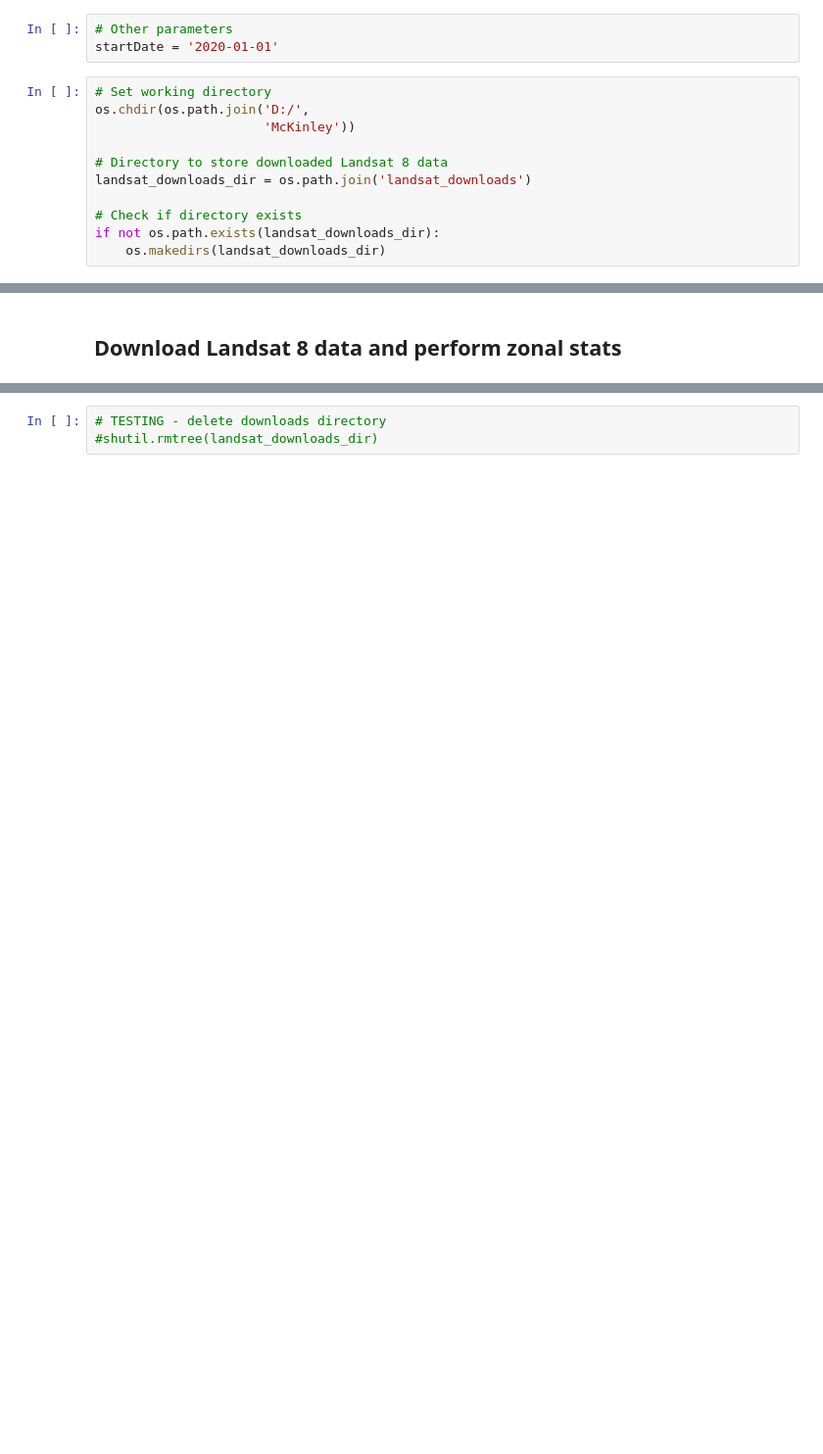
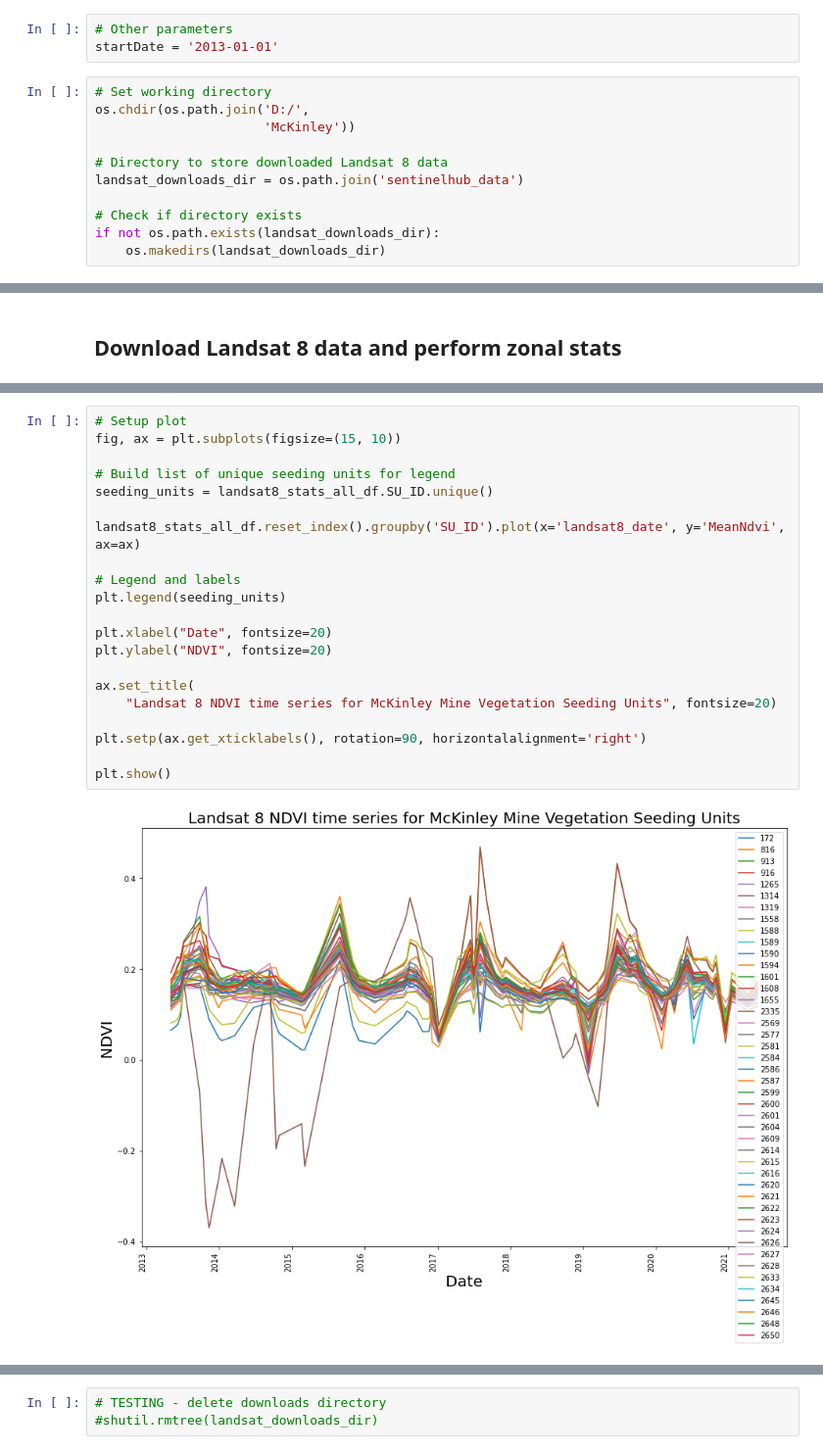
Before and after one commit to haselwimmer/vegetation-restoration-monitoring, a Jupyter notebook: final_notebooks/2b-landsat-time-series.ipynb, the cells around one changed output, grey strips where cells are left out. Shown: that part at 98% size. Cells and saved outputs as stored; diff of their text form; blank space fills up the shorter version.

```diff
--- a/final_notebooks/2b-landsat-time-series.ipynb
+++ b/final_notebooks/2b-landsat-time-series.ipynb
@@ -35,14 +36,14 @@ config.sh_client_secret = config_ini['Config']['sh_client_secret']
 config.save()
 # %%
 # Other parameters
-startDate = '2020-01-01'
+startDate = '2013-01-01'
 # %%
 # Set working directory
 os.chdir(os.path.join('D:/',
                       'McKinley'))
 
 # Directory to store downloaded Landsat 8 data
-landsat_downloads_dir = os.path.join('landsat_downloads')
+landsat_downloads_dir = os.path.join('sentinelhub_data')
 
 # Check if directory exists
 if not os.path.exists(landsat_downloads_dir):
@@ -175,0 +297,23 @@ landsat8_ndvi_stats_all_df
+# %%
+# Setup plot
+fig, ax = plt.subplots(figsize=(15, 10))
+
+# Build list of unique seeding units for legend
+seeding_units = landsat8_stats_all_df.SU_ID.unique()
+
+landsat8_stats_all_df.reset_index().groupby('SU_ID').plot(x='landsat8_date', y='MeanNdvi', ax=ax)
+
+# Legend and labels
+plt.legend(seeding_units)
+
+plt.xlabel("Date", fontsize=20)
+plt.ylabel("NDVI", fontsize=20)
+
+ax.set_title(
+    "Landsat 8 NDVI time series for McKinley Mine Vegetation Seeding Units", fontsize=20)
+
+plt.setp(ax.get_xticklabels(), rotation=90, horizontalalignment='right')
+
+plt.show()
+# %% [output]
+[figure, added]
```
Also changed, not shown: parts of 13 cells of this notebook, 6 other files.
